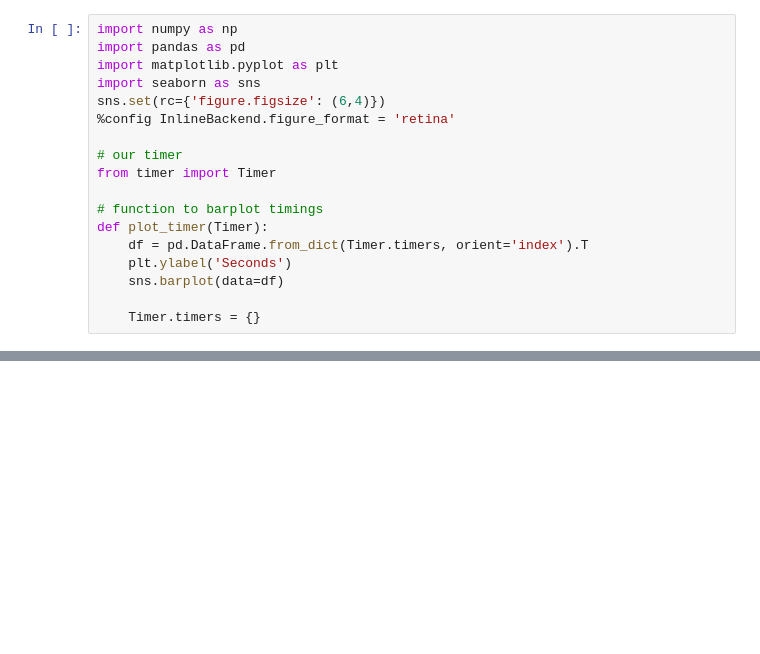
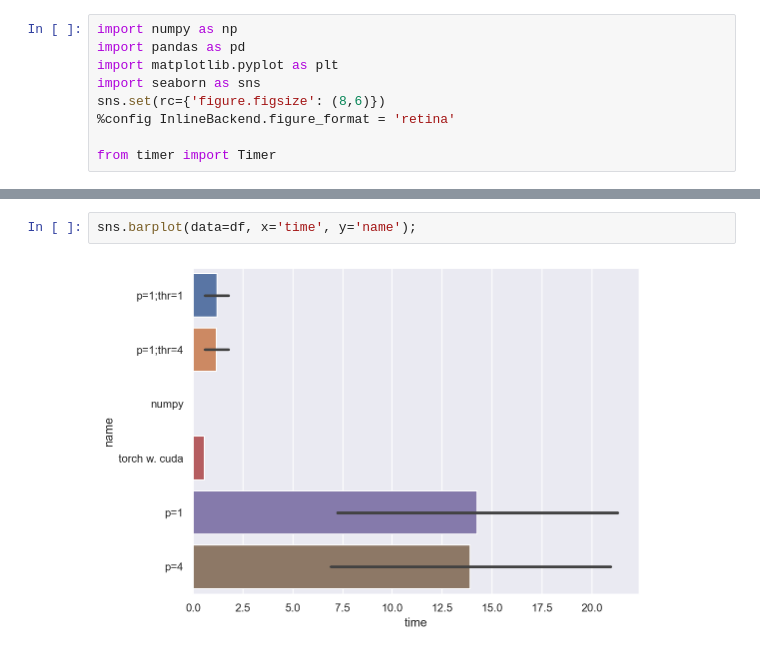
Before and after one commit to barklan/mipt_adv_py, a Jupyter notebook: w10 [Threading]/w10.ipynb, the cells around one changed output, grey strips where cells are left out. Saved outputs shown, nothing was run; the diff lists cells and outputs as text; blank space fills up the shorter version.

````diff
--- a/w10 [Threading]/w10.ipynb
+++ b/w10 [Threading]/w10.ipynb
@@ -32,19 +32,10 @@ import numpy as np
 import pandas as pd
 import matplotlib.pyplot as plt
 import seaborn as sns
-sns.set(rc={'figure.figsize': (6,4)})
+sns.set(rc={'figure.figsize': (8,6)})
 %config InlineBackend.figure_format = 'retina'
 
-# our timer
 from timer import Timer
-
-# function to barplot timings
-def plot_timer(Timer):
-    df = pd.DataFrame.from_dict(Timer.timers, orient='index').T
-    plt.ylabel('Seconds')
-    sns.barplot(data=df)
-
-    Timer.timers = {}
 # %% [markdown]
 ```
 
@@ -165,0 +220,4 @@ _На данном этапе необязательно сохранять ре
+# %%
+sns.barplot(data=df, x='time', y='name');
+# %% [output]
+[figure, added]
````
Also changed, not shown: parts of 19 cells of this notebook, 7 other files.
